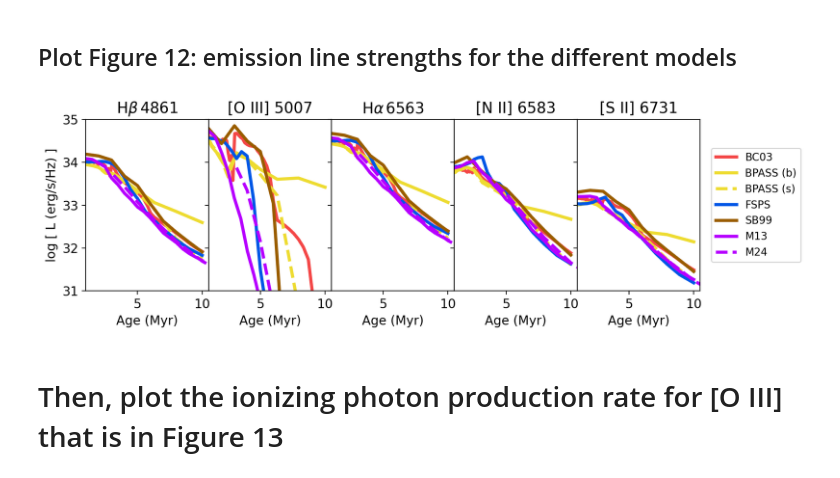
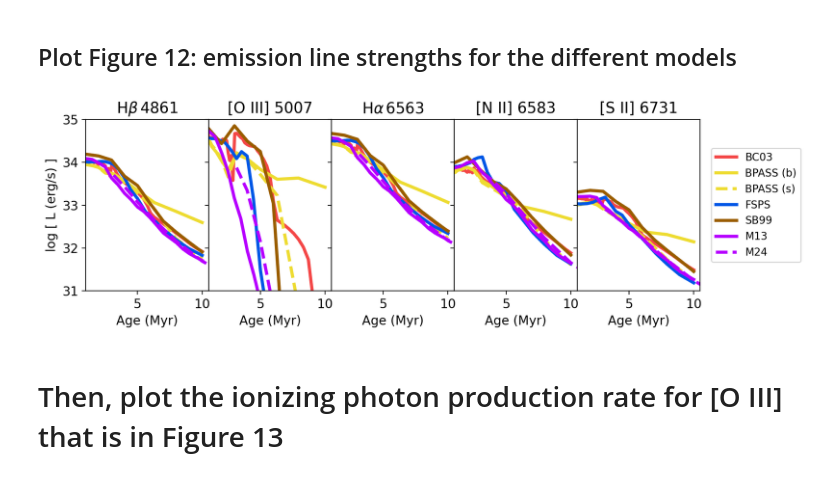
Before and after one commit to sophie-newman/cloudy-maraston, a Jupyter notebook: notebooks/notebook3_model_comparison.ipynb, the cells around one changed output. Drawn from its saved outputs; the diff is of its cells as text; code cells hidden in the pictures.

```diff
--- a/notebooks/notebook3_model_comparison.ipynb
+++ b/notebooks/notebook3_model_comparison.ipynb
@@ -66,35 +66,35 @@ for line, ax in enumerate(axes):
 
     for idx, grid in enumerate(grids) :
 
             x = []
             y = []
             line_lum = []
 
             for ia, log10age in enumerate(grid.log10age):
 
                 grid_point = grid.get_grid_point((log10age,Z))
 
                 sed_incident = grid.get_spectra(grid_point, spectra_id="incident")
 
                 #get luminosity of line
                 wanted_line = grid.get_line(grid_point, line_ids[line])
                 line_lum.append( wanted_line.luminosity )
 
 
             ax.plot(10**(grid.log10age)/1e6, np.log10(line_lum), c=colors_to_plot[idx], label=grid_name[idx], lw=3, ls=linestyles[idx])
             ax.set_xlim(left=1)
             ax.set_ylim(top = 35, bottom=31)
             ax.set_xlabel('Age (Myr)')
 
 plt.tight_layout()
-axes[0].set_ylabel('log [ L (erg/s/Hz) ]')
+axes[0].set_ylabel('log [ L (erg/s) ]')
 
 axes[4].legend(loc='center left', bbox_to_anchor=(1.05, 0.5), fontsize=10)
 
 plt.tight_layout(pad=0)  # Set padding between subplots to zero
 plt.subplots_adjust(wspace=0)
 # %% [output]
-[figure, old version]
+[figure, new version]
 # %% [markdown]
 # Then, plot the ionizing photon production rate for [O III] that is in Figure 13
 # %%
```
Also changed, not shown: parts of 1 cell of this notebook.
